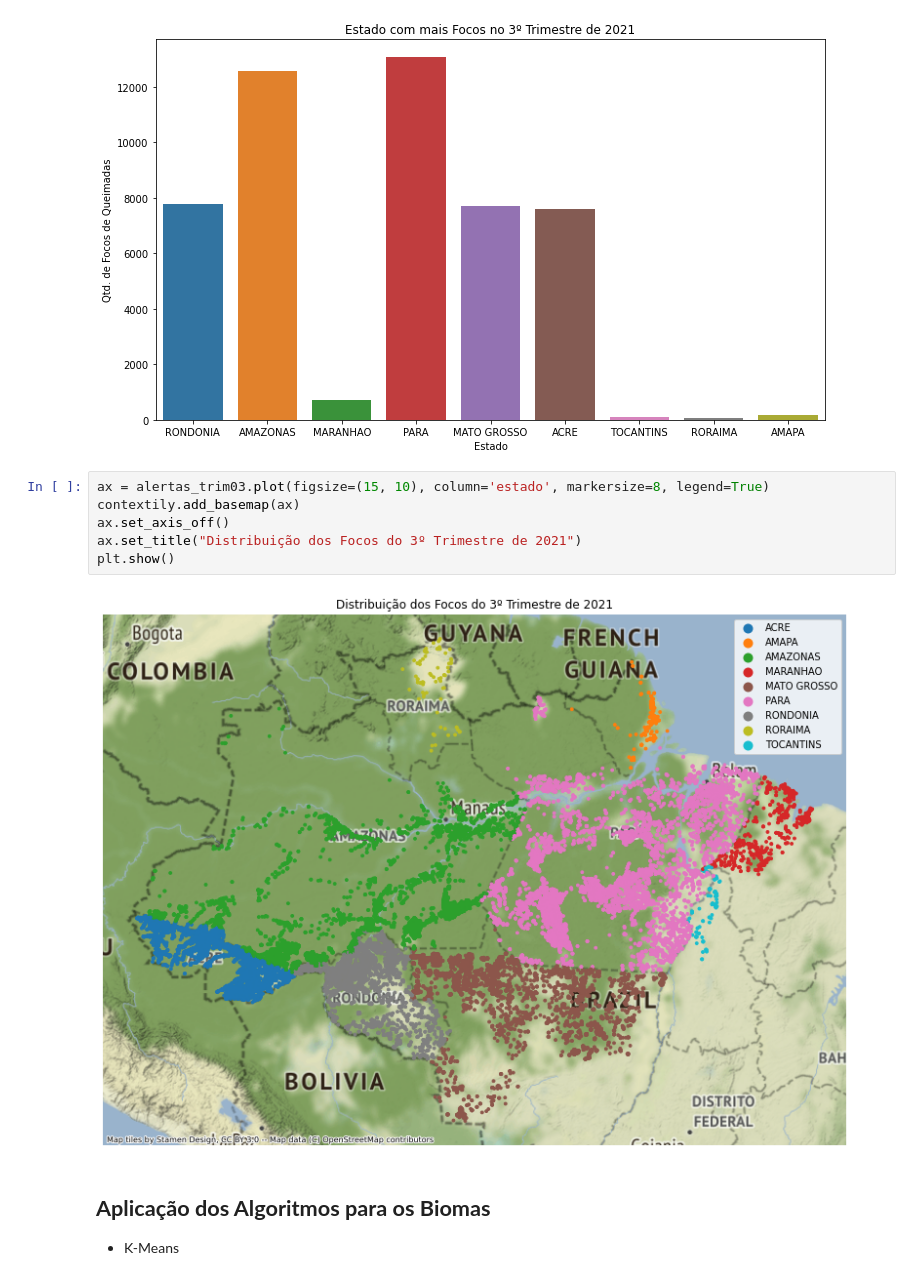
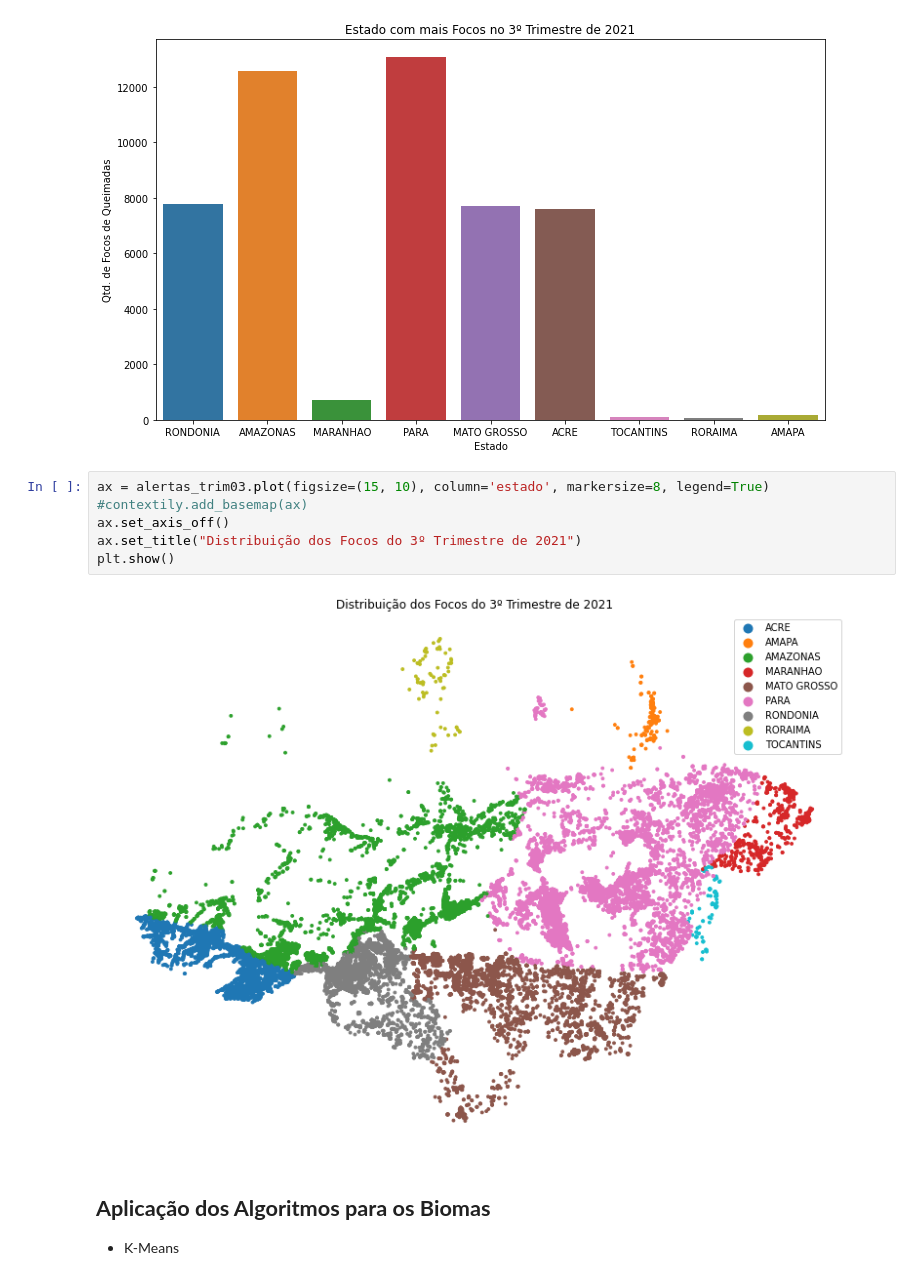
Before and after one commit to danielleitesoares/tccuea, a Jupyter notebook: 2021_trim03.ipynb, the cells around one changed output. Saved outputs shown, nothing was run; the diff lists cells and outputs as text.

```diff
--- a/2021_trim03.ipynb
+++ b/2021_trim03.ipynb
@@ -165,12 +165,12 @@ plt.show()
 [figure]
 # %%
 ax = alertas_trim03.plot(figsize=(15, 10), column='estado', markersize=8, legend=True)
-contextily.add_basemap(ax)
+#contextily.add_basemap(ax)
 ax.set_axis_off()
 ax.set_title("Distribuição dos Focos do 3º Trimestre de 2021")
 plt.show()
 # %% [output]
-[figure, old version]
+[figure, new version]
 # %% [markdown]
 ## **Aplicação dos Algoritmos para os Biomas**
 
```
Also changed, not shown: parts of 2 cells of this notebook.
